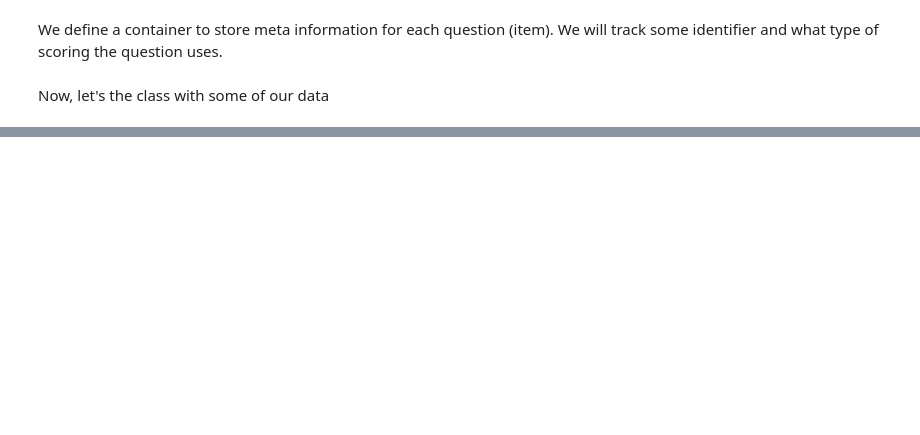
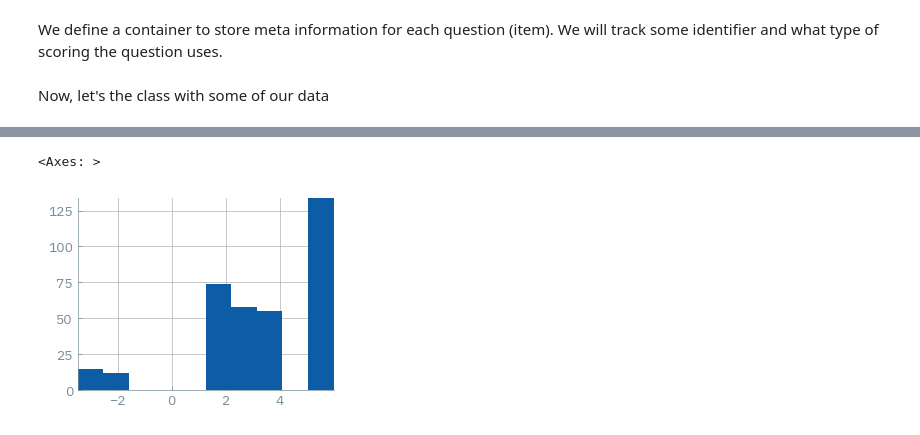
Before and after one commit to lamalab-org/irt-on-bench, a Jupyter notebook: nbs/irt.ipynb, the cells around one changed output, grey strips where cells are left out. Drawn from its saved outputs; the diff is of its cells as text; code cells hidden in the pictures; blank space fills up the shorter version.

```diff
--- a/nbs/irt.ipynb
+++ b/nbs/irt.ipynb
@@ -32,7 +32,7 @@ import pickle
 import numpy as np
 from girth import twopl_mml, rasch_mml, ability_mle
 # %%
-with open('/Users/kevinmaikjablonka/Library/CloudStorage/Dropbox/fileshares/model_score_dicts.pkl', 'rb') as f:
+with open('/Users/kevinmaikjablonka/Downloads/model_score_dict.pkl', 'rb') as f:
     model_score_dicts = pickle.load(f)
 # %%
 model_score_dicts['overall']['Claude-2-Zero-T']
@@ -140,6 +140,13 @@ class BenchmarkAnalyzer:
         binary_matrix = (self.score_matrix >= 0.5).astype(int).T #  needs to be [n_items, n_participants]
 
         if model == '2pl':
+            # options = {
+            # 'max_iteration': 200,
+            # 'quadrature_n': 61,  # More quadrature points for better precision
+            # 'quadrature_bounds': (-6, 6),  # Default bounds
+            # 'estimate_distribution': True  # Allow distribution estimation
+            # }
+
             results = twopl_mml(binary_matrix)
             difficulties = results['Difficulty']
             discriminations = results['Discrimination']
@@ -147,10 +154,6 @@ class BenchmarkAnalyzer:
             results = rasch_mml(binary_matrix)
             difficulties = results['Difficulty']
             discriminations = np.ones_like(difficulties)
-
-        print(binary_matrix.T.shape)
-        print(difficulties.shape)
-        print(discriminations.shape)
 
         abilities = ability_mle(
             binary_matrix,
@@ -162,7 +165,8 @@ class BenchmarkAnalyzer:
         return {
             'difficulties': difficulties,
             'discriminations': discriminations,
-            'abilities': abilities
+            'abilities': abilities,
+            'binary_matrix': binary_matrix
         }
 
 
@@ -235,3 +362,8 @@ dict(zip(analyzer.model_ids, results['abilities']))
 # %%
 #| hide
 import nbdev; nbdev.nbdev_export()
+# %%
+influential_analysis_results['influential_questions']['difficulty'].hist()
+# %% [output]
+<Axes: >
+[figure, added]
```
Also changed, not shown: parts of 15 cells of this notebook, 2 other files.
